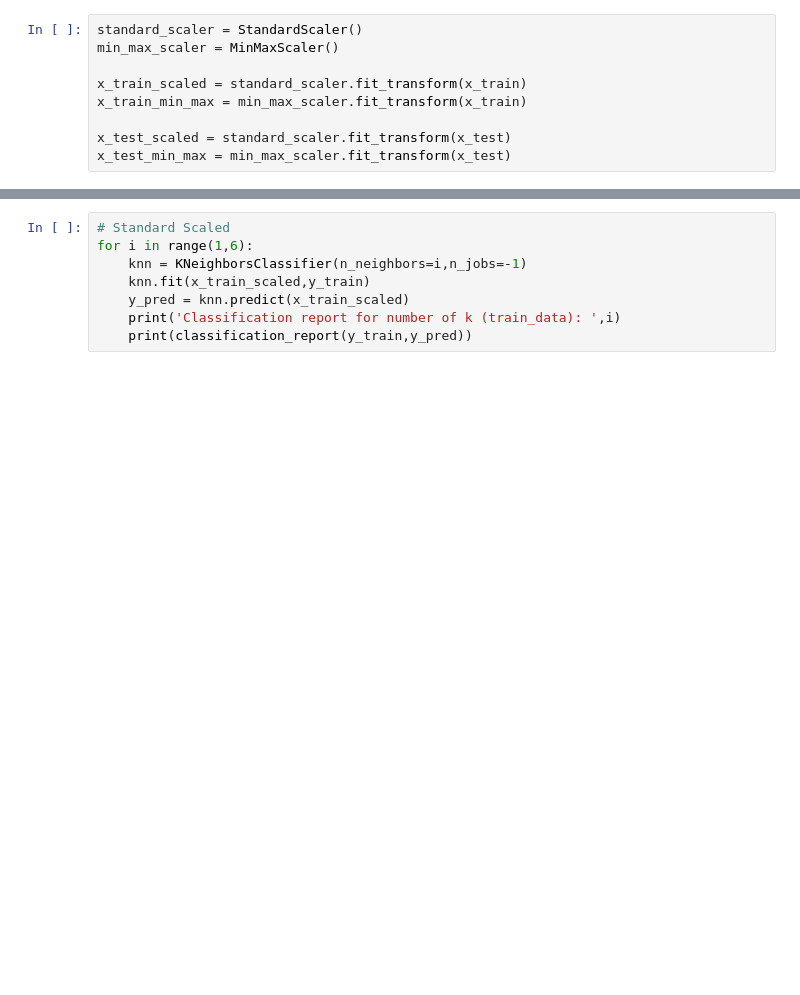
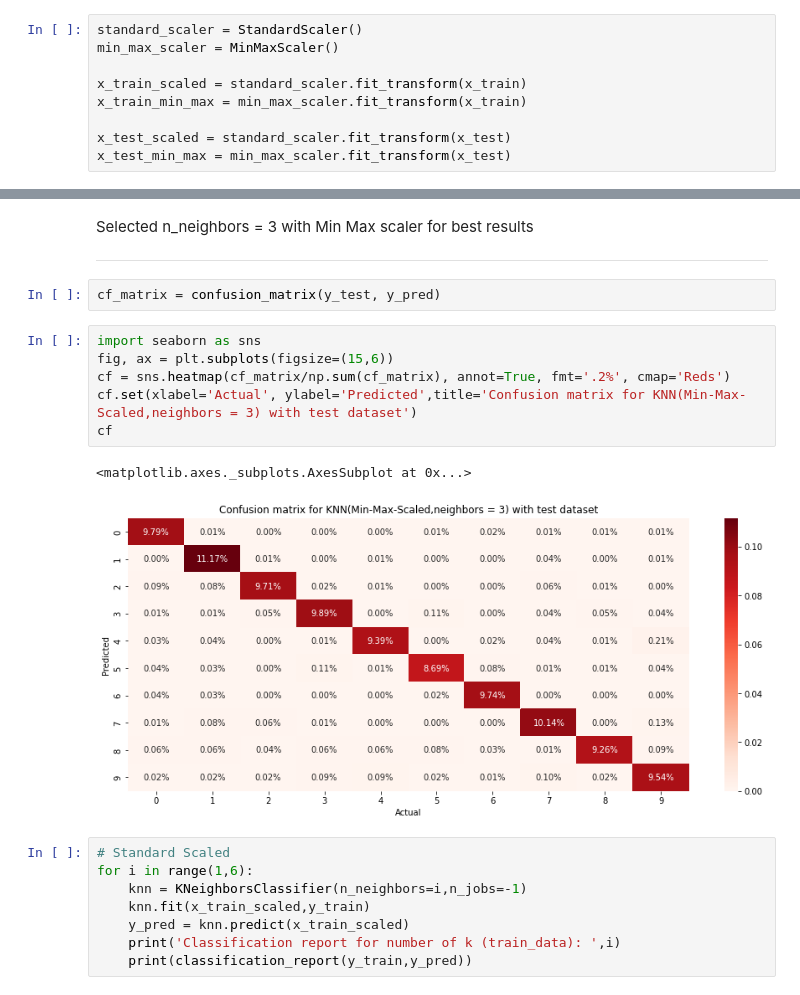
Before and after one commit to merkol/CS451, a Jupyter notebook: AI_HW3/digit_recognizer.ipynb, the cells around one changed output, grey strips where cells are left out. Cells and saved outputs as stored; diff of their text form; blank space fills up the shorter version.

```diff
--- a/AI_HW3/digit_recognizer.ipynb
+++ b/AI_HW3/digit_recognizer.ipynb
@@ -67,3 +92,18 @@ weighted avg       0.95      0.95      0.95     14000
+# %% [markdown]
+Selected n_neighbors = 3 with Min Max scaler for best results
+
+---
+# %%
+cf_matrix = confusion_matrix(y_test, y_pred)
+# %%
+import seaborn as sns
+fig, ax = plt.subplots(figsize=(15,6))
+cf = sns.heatmap(cf_matrix/np.sum(cf_matrix), annot=True, fmt='.2%', cmap='Reds')
+cf.set(xlabel='Actual', ylabel='Predicted',title='Confusion matrix for KNN(Min-Max-Scaled,neighbors = 3) with test dataset')
+cf
+# %% [output]
+<matplotlib.axes._subplots.AxesSubplot at 0x...>
+[figure, added]
 # %%
 # Standard Scaled
 for i in range(1,6):
```
Also changed, not shown: parts of 5 cells of this notebook.
